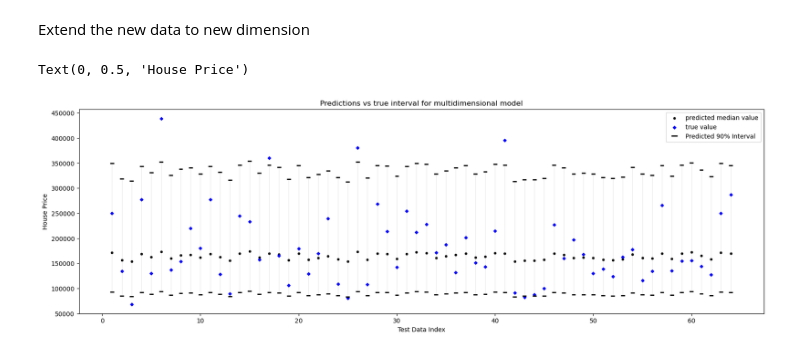
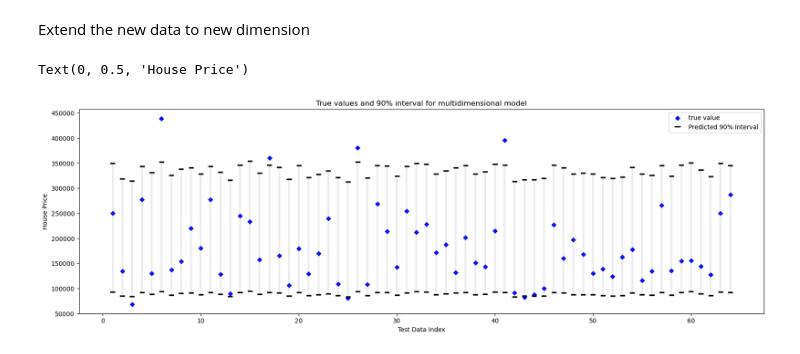
Before and after one commit to mxnurmi/miska-aalto-data-science-project, a Jupyter notebook: project_notebook.ipynb, the cells around one changed output. Saved outputs shown, nothing was run; the diff lists cells and outputs as text; code cells hidden in the pictures.

```diff
--- a/project_notebook.ipynb
+++ b/project_notebook.ipynb
@@ -325,7 +356,7 @@ y = y.astype(np.float32)
 
 xx = np.atleast_2d(np.linspace(0, 10, 1000)).T
 xx = xx.astype(np.float32)
-predicted_percentiles = learner.predict(xx)  # Assuming this gives [lower, median, upper]
+predicted_percentiles = learner.predict(xx)
 y_lower_pred, y_pred, y_upper_pred = predicted_percentiles[:, 0], predicted_percentiles[:, 1], predicted_percentiles[:, 2]
 
 # Calculate dynamic true percentiles for each point in xx
@@ -336,8 +367,8 @@ y_upper_true = f(xx).ravel() + 1.645 * dy_xx  # 90th percentile
 # Plotting
 plt.figure(figsize=(15, 6))
 plt.plot(X, y, 'g.',markersize=10, label='Observations')
-#plt.plot(xx, f(xx), 'g:', label=u'$f(x) = x\,\sin(x)$')
-plt.plot(xx, y_pred, 'Black', label='Median Prediction', alpha=0.8)
+plt.plot(xx, f(xx), 'blue', label=u'$f(x) = x\,\sin(x)$', alpha=0.4)
+
 
 indexing = xx.ravel()
 
@@ -360,7 +391,8 @@ for i in range(0, len(xx), interval):
     plt.hlines(upper_val_pred, x_val - 0.1, x_val + 0.1, color='black', linewidth=2)
     plt.hlines(lower_val_pred, x_val - 0.1, x_val + 0.1, color='black', linewidth=2)
     #plt.errorbar(x_val, median_value, yerr=[[(upper_error - lower_error]], fmt='c|', alpha=0.7)
-    plt.errorbar(x_val, median_val_pred, yerr=[[lower_error], [upper_error]], fmt='grey', alpha=0.15, capthick=2, elinewidth=1)
+
+    plt.errorbar(x_val, median_val_pred, yerr=[[lower_error], [upper_error]], fmt='grey', alpha=0.15, capthick=2, elinewidth=2)
 
 #¤vertical_bar_true = Line2D([0], [0], linestyle='none', marker='|', color='grey', markersize=10, markeredgewidth=1.5)
 
@@ -372,9 +404,9 @@ legend_prediction = Line2D([0], [0], linestyle='none', marker='_', color='black'
 handles.append(legend_prediction)
 labels.append('Predicted 90% Interval')
 
-plt.title("Model performance for one dimensional stochastic data")
+plt.title("Model performance for one dimensional-model stochastic data")
 plt.xlabel("x-value")
-
+plt.ylabel("Output")
 plt.legend(handles=handles, labels=labels, loc="best")
 
 plt.show()
@@ -560,8 +598,8 @@ test_data_indexed = list(range(1, len(test_data) + 1))
 print(len(y_pred))
 print(len(test_data_indexed))
 
-plt.scatter(test_data_indexed, g(X_test, Y_test), color='blue', label=r'True value: $f(x, y) = x\,\sin(x) + y\,\cos(y)$', marker='D', s=12)
-plt.scatter(test_data_indexed, y_pred, color='black', label='Predicted median value', s=10)
+plt.scatter(test_data_indexed, g(X_test, Y_test), color='blue', label=r'True value: $f(x, y) = x\,\sin(x) + y\,\cos(y)$', marker='D', s=30)
+#plt.scatter(test_data_indexed, y_pred, color='black', label='Predicted median value', s=10)
 
 interval = 1
 for i in range(0, len(test_data), interval):
@@ -569,9 +607,9 @@ for i in range(0, len(test_data), interval):
     lower_error = y_pred[i] - y_lower_pred[i]
     upper_error = y_upper_pred[i] - y_pred[i]
 
-    plt.hlines(y_lower_pred[i], i + 1 - 0.2, i + 1 + 0.2, color='black', linewidth=2)
-    plt.hlines(y_upper_pred[i], i + 1 - 0.2, i + 1 + 0.2, color='black', linewidth=2)
-    plt.errorbar(i + 1, y_pred[i], yerr=[[lower_error], [upper_error]], fmt='grey', alpha=0.19, capthick=2, elinewidth=1)
+    plt.hlines(y_lower_pred[i], i + 1 - 0.3, i + 1 + 0.3, color='black', linewidth=2.1)
+    plt.hlines(y_upper_pred[i], i + 1 - 0.3, i + 1 + 0.3, color='black', linewidth=2.1)
+    plt.errorbar(i + 1, y_pred[i], yerr=[[lower_error], [upper_error]], fmt='grey', alpha=0.19, capthick=2, elinewidth=4.2)
 
 
 handles, labels = plt.gca().get_legend_handles_labels()
@@ -581,7 +619,7 @@ handles.append(legend_prediction)
 labels.append('Predicted 90% Interval')
 
 plt.legend(handles=handles, labels=labels, loc="best")
-plt.title("Predictions vs true interval for multidimensional model")
+plt.title("True values and 90% interval for two-dimensional model")
 plt.xlabel("Test Data Index")
 plt.ylabel("Output")
 
@@ -801,45 +786,45 @@ fig, ax = plt.subplots(figsize=(20, 6))
 test_data_indexed_real_test = list(range(1, len(y_real_np_test) + 1))
 index_mapper = y_real_np_test.ravel()
 
-plt.scatter(test_data_indexed_real_test, real_pred_test, color='black', label='predicted median value', s=10)
-plt.scatter(test_data_indexed_real_test, y_real_np_test, color='blue', label='true value', marker='D', s = 12)
+#plt.scatter(test_data_indexed_real_test, real_pred_test, color='black', label='predicted median value', s=10)
+plt.scatter(test_data_indexed_real_test, y_real_np_test, color='blue', label='true value', marker='D', s = 25)
 
 
 # Add vertical bars for true percentiles at regular intervals
 interval = 1  # Interval for placing the vertical bars
 for i in range(0, len(y_real_np_test), interval):
     x_val_test = index_mapper[i]
 
     lower_pred_r_test = real_lower_pred_test[i]
     upper_pred_r_test = real_upper_pred_test[i]
     median_pred_r_test = real_pred_test[i]
     y_value_test = median_pred_r_test
     lower_error_test = y_value_test - lower_pred_r_test
     upper_error_test = upper_pred_r_test - y_value_test
 
     # Plot the main data point
     #ax.plot(i + 1, y_value_test, 'yo', alpha=0.9)
 
     # Plot the whiskers for the error bars
-    ax.hlines(y_value_test - lower_error_test, i + 1 - 0.2, i + 1 + 0.2, color='black', linewidth=2)
-    ax.hlines(y_value_test + upper_error_test, i + 1 - 0.2, i + 1 + 0.2, color='black', linewidth=2)
-    plt.errorbar(i + 1, y_value_test, yerr=[[lower_error_test], [upper_error_test]], fmt='grey', alpha=0.15, capthick=2, elinewidth=1)
+    ax.hlines(y_value_test - lower_error_test, i + 1 - 0.25, i + 1 + 0.25, color='black', linewidth=2.5)
+    ax.hlines(y_value_test + upper_error_test, i + 1 - 0.25, i + 1 + 0.25, color='black', linewidth=2.5)
+    plt.errorbar(i + 1, y_value_test, yerr=[[lower_error_test], [upper_error_test]], fmt='grey', alpha=0.15, capthick=2, elinewidth=3)
 
 
 # Automatically generate default legend handles and labels
 handles, labels = ax.get_legend_handles_labels()
 
 legend_prediction = Line2D([0], [0], linestyle='none', marker='_', color='black', markersize=10, markeredgewidth=2)
 handles.append(legend_prediction)
 labels.append('Predicted 90% Interval')
 
 ax.legend(handles=handles, labels=labels, loc="best")
-ax.set_title("Predictions vs true interval for multidimensional model")
+ax.set_title("True values and 90% interval for multidimensional model")
 ax.set_xlabel("Test Data Index")
 ax.set_ylabel("House Price")
 # %% [output]
 Text(0, 0.5, 'House Price')
-[figure, old version]
+[figure, new version]
 # %%
 print("CWC is:")
 calculate_cwc(y_real_np_test, real_lower_pred_test, real_upper_pred_test)
```
Also changed, not shown: parts of 10 cells of this notebook.
